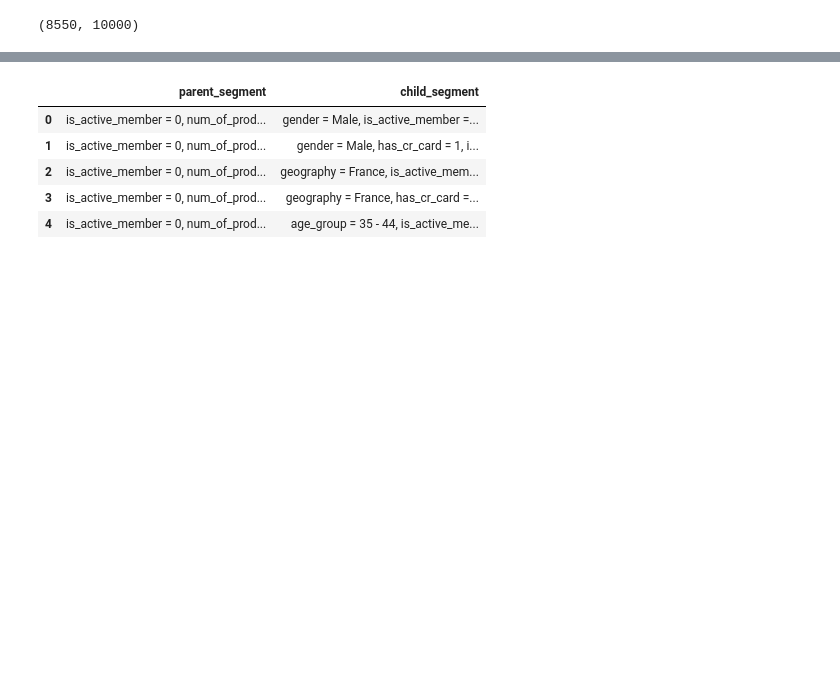
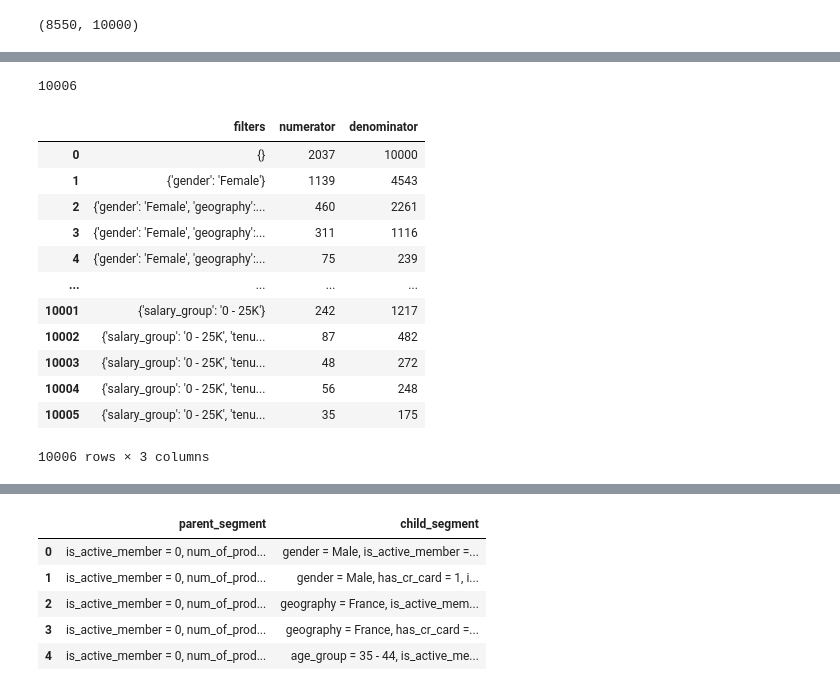
Before and after one commit to miptgirl/miptgirl_medium, a Jupyter notebook: slices_wise_pizza/bank_churn_segments.ipynb, the cells around one changed output, grey strips where cells are left out. Saved outputs shown, nothing was run; the diff lists cells and outputs as text; code cells hidden in the pictures; blank space fills up the shorter version.

```diff
--- a/slices_wise_pizza/bank_churn_segments.ipynb
+++ b/slices_wise_pizza/bank_churn_segments.ipynb
@@ -271,3 +281,23 @@ Wall time: 3.43 s
+# %%
+segments_df.shape[0]
+# %% [output]
+10006
+# %%
+segments_df
+# %% [output]
+|  | filters | numerator | denominator |
+| 0 | {} | 2037 | 10000 |
+| 1 | {'gender': 'Female'} | 1139 | 4543 |
+| 2 | {'gender': 'Female', 'geography':... | 460 | 2261 |
+| 3 | {'gender': 'Female', 'geography':... | 311 | 1116 |
+| 4 | {'gender': 'Female', 'geography':... | 75 | 239 |
+| ... | ... | ... | ... |
+| 10001 | {'salary_group': '0 - 25K'} | 242 | 1217 |
+| 10002 | {'salary_group': '0 - 25K', 'tenu... | 87 | 482 |
+| 10003 | {'salary_group': '0 - 25K', 'tenu... | 48 | 272 |
+| 10004 | {'salary_group': '0 - 25K', 'tenu... | 56 | 248 |
+| 10005 | {'salary_group': '0 - 25K', 'tenu... | 35 | 175 |
+10006 rows × 3 columns
 # %%
 segments_df['segment'] = segments_df['filters'].map(convert_filters_to_str)
 # %%
```
Also changed, not shown: parts of 30 cells of this notebook.
